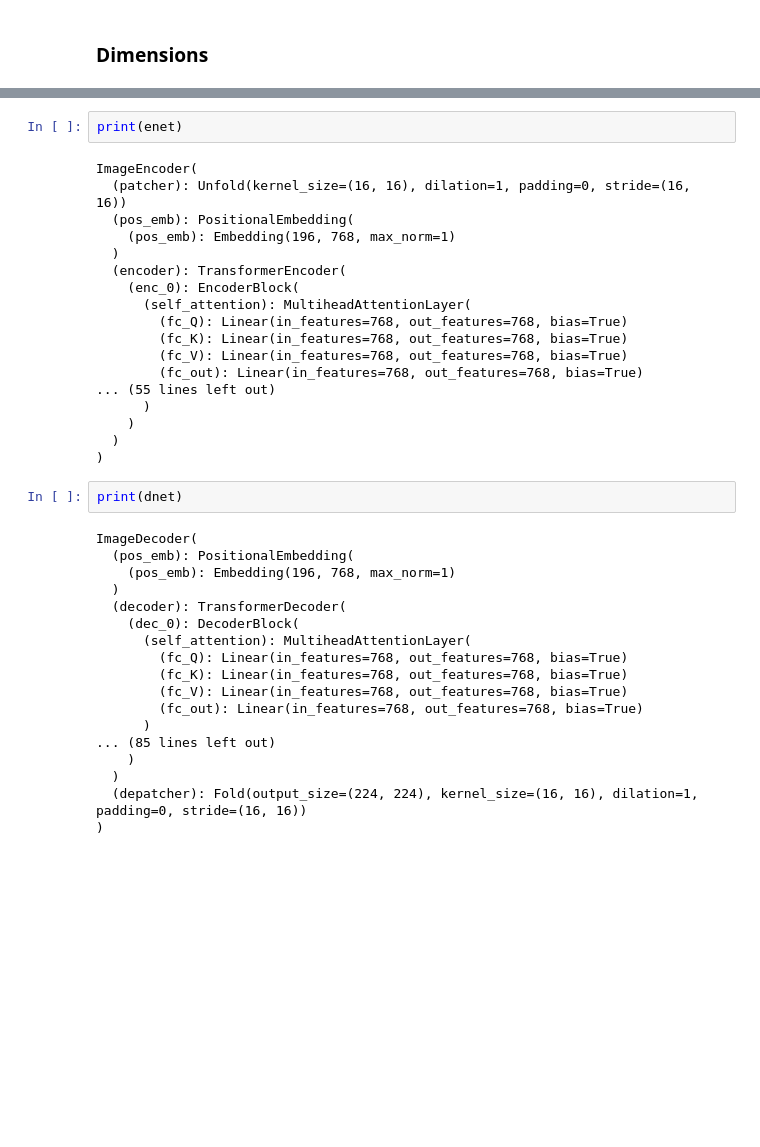
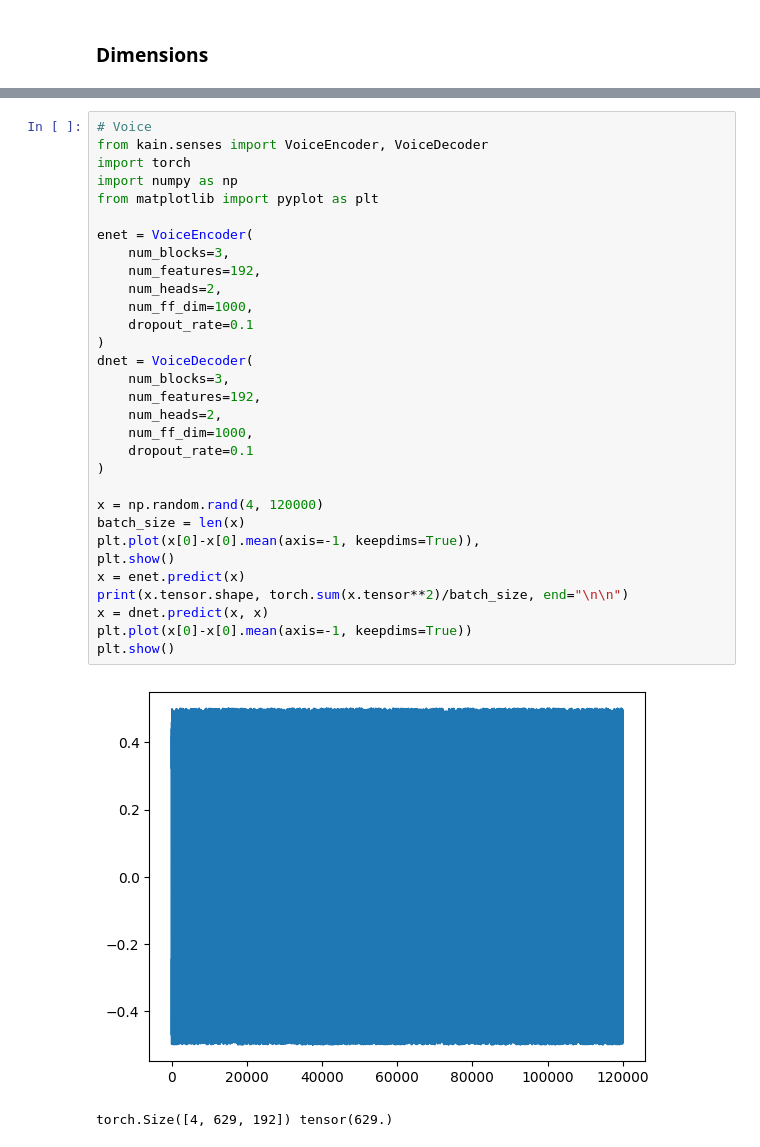
Before and after one commit to KindaOP/KAIN, a Jupyter notebook: debug.ipynb, the cells around one changed output, grey strips where cells are left out. Cells and saved outputs as stored; diff of their text form; blank space fills up the shorter version.

Commit message:
Added voice models.

```diff
--- a/debug.ipynb
+++ b/debug.ipynb
@@ -273,40 +245,34 @@ torch.Size([1, 196, 768]) tensor(196.)
-# %%
-print(enet)
-# %% [output]
-ImageEncoder(
-  (patcher): Unfold(kernel_size=(16, 16), dilation=1, padding=0, stride=(16, 16))
-  (pos_emb): PositionalEmbedding(
-    (pos_emb): Embedding(196, 768, max_norm=1)
-  )
-  (encoder): TransformerEncoder(
-    (enc_0): EncoderBlock(
-      (self_attention): MultiheadAttentionLayer(
-        (fc_Q): Linear(in_features=768, out_features=768, bias=True)
-        (fc_K): Linear(in_features=768, out_features=768, bias=True)
-        (fc_V): Linear(in_features=768, out_features=768, bias=True)
-        (fc_out): Linear(in_features=768, out_features=768, bias=True)
-... (55 lines left out)
-      )
-    )
-  )
-)
-# %%
-print(dnet)
-# %% [output]
-ImageDecoder(
-  (pos_emb): PositionalEmbedding(
-    (pos_emb): Embedding(196, 768, max_norm=1)
-  )
-  (decoder): TransformerDecoder(
-    (dec_0): DecoderBlock(
-      (self_attention): MultiheadAttentionLayer(
-        (fc_Q): Linear(in_features=768, out_features=768, bias=True)
-        (fc_K): Linear(in_features=768, out_features=768, bias=True)
-        (fc_V): Linear(in_features=768, out_features=768, bias=True)
-        (fc_out): Linear(in_features=768, out_features=768, bias=True)
-      )
-... (85 lines left out)
-    )
-  )
-  (depatcher): Fold(output_size=(224, 224), kernel_size=(16, 16), dilation=1, padding=0, stride=(16, 16))
-)
+# %%
+# Voice
+from kain.senses import VoiceEncoder, VoiceDecoder
+import torch
+import numpy as np
+from matplotlib import pyplot as plt
+
+enet = VoiceEncoder(
+    num_blocks=3,
+    num_features=192,
+    num_heads=2,
+    num_ff_dim=1000,
+    dropout_rate=0.1
+)
+dnet = VoiceDecoder(
+    num_blocks=3,
+    num_features=192,
+    num_heads=2,
+    num_ff_dim=1000,
+    dropout_rate=0.1
+)
+
+x = np.random.rand(4, 120000)
+batch_size = len(x)
+plt.plot(x[0]-x[0].mean(axis=-1, keepdims=True)),
+plt.show()
+x = enet.predict(x)
+print(x.tensor.shape, torch.sum(x.tensor**2)/batch_size, end="\n\n")
+x = dnet.predict(x, x)
+plt.plot(x[0]-x[0].mean(axis=-1, keepdims=True))
+plt.show()
+# %% [output]
+[figure, added]
+torch.Size([4, 629, 192]) tensor(629.)
```
Also changed, not shown: parts of 5 cells of this notebook, 1 other file.
